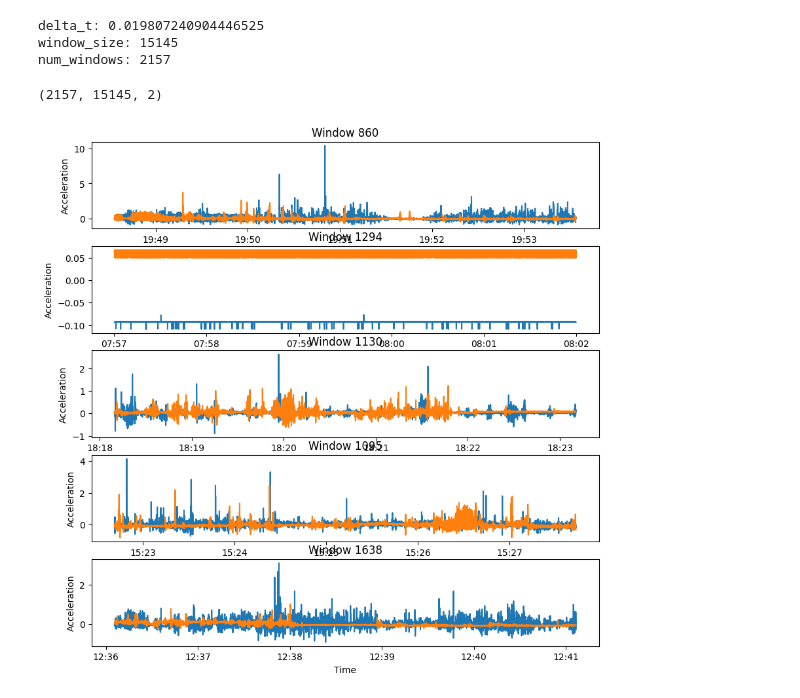
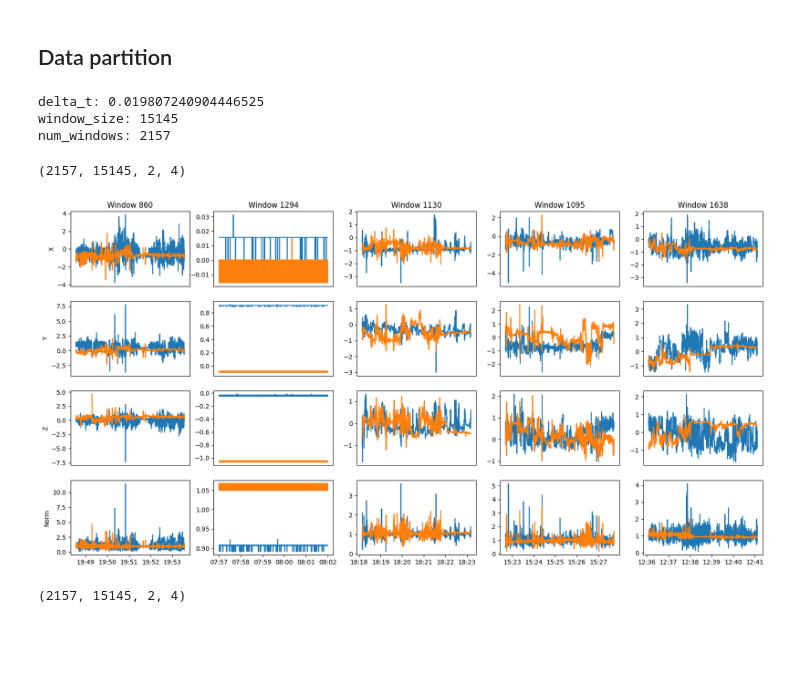
Before and after one commit to victorsouza89/rearm-actimetry-exploring, a Jupyter notebook: easy_clustering.ipynb, the cells around one changed output. Drawn from its saved outputs; the diff is of its cells as text; code cells hidden in the pictures; blank space fills up the shorter version.

```diff
--- a/easy_clustering.ipynb
+++ b/easy_clustering.ipynb
@@ -60,2 +113,14 @@ def extract_patient(pt_number):
 # %%
-norms, time_index = extract_patient("C1P08_20210810_1")
+space_values, time_index = extract_patient("C1P08_20210810_1")
+#space_values, time_index = extract_patient("C1P13_20211110_1")
+# %%
+fig, ax = plt.subplots(4, 1, figsize=(10, 10), sharex=True)
+
+for i in range(4):
+    ax[i].plot(pd.to_datetime(time_index, unit='s'), space_values[:, 0, i], label='non-paretic')
+    ax[i].plot(pd.to_datetime(time_index, unit='s'), space_values[:, 1, i], label='paretic')
+    ax[i].set_ylabel(['X', 'Y', 'Z', 'Norm'][i])
+    ax[i].legend(loc='upper right')
+
+plt.gca().xaxis.set_major_formatter(plt.matplotlib.dates.DateFormatter('%d-%m'))
+plt.show()
@@ -76 +133,3 @@ plt.show()
+# %% [markdown]
+## Data partition
 # %%
@@ -98,24 +158,33 @@ def partition(norms, time_index, minutes_window=5):
 # %%
-windows, time_indexes = partition(norms, time_index)
-windows.shape
+windows, time_indexes = partition(space_values, time_index)
 # %% [output]
 delta_t: 0.019807240904446525
 window_size: 15145
 num_windows: 2157
-(2157, 15145, 2)
+# %%
+windows.shape
+# %% [output]
+(2157, 15145, 2, 4)
 # %%
 # plot 5 random windows
 np.random.seed(42)
-fig, axs = plt.subplots(5, 1, figsize=(10, 10))
+fig, axs = plt.subplots(4, 5, figsize=(20, 10))
 
-for i in range(5):
+for j in range(5):
     idx = np.random.randint(0, windows.shape[0])
-    axs[i].plot(pd.to_datetime(time_indexes[idx], unit='s'), windows[idx])
-    axs[i].set_xlabel('Time')
-    axs[i].set_ylabel('Acceleration')
-    axs[i].title.set_text(f"Window {idx}")
-    axs[i].xaxis.set_major_formatter(plt.matplotlib.dates.DateFormatter('%H:%M'))
-
-plt.show()
+    for i in range(4):
+        pd_time_index = pd.to_datetime(time_indexes[idx], unit='s')
+        axs[i, j].plot(pd_time_index, windows[idx, :, 0, i], label='non-paretic')
+        axs[i, j].plot(pd_time_index, windows[idx, :, 1, i], label='paretic')
+        if  i == 3:
+            axs[i, j].xaxis.set_major_formatter(plt.matplotlib.dates.DateFormatter('%H:%M'))
+        else:
+            axs[i, j].set_xticks([])
+            if i == 0:
+                axs[i, j].set_title(f"Window {idx}")
+        if j == 0:
+            axs[i, j].set_ylabel(['X', 'Y', 'Z', 'Norm'][i])
+        #axs[j, i].legend(loc='upper right')
+        #axs[i, j].legend(loc='upper right')
 # %% [output]
-[figure, old version]
+[figure, new version]
@@ -130,0 +191,4 @@ def extract_features(window):
+# %%
+windows.shape
+# %% [output]
+(2157, 15145, 2, 4)
```
Also changed, not shown: parts of 28 cells of this notebook.
